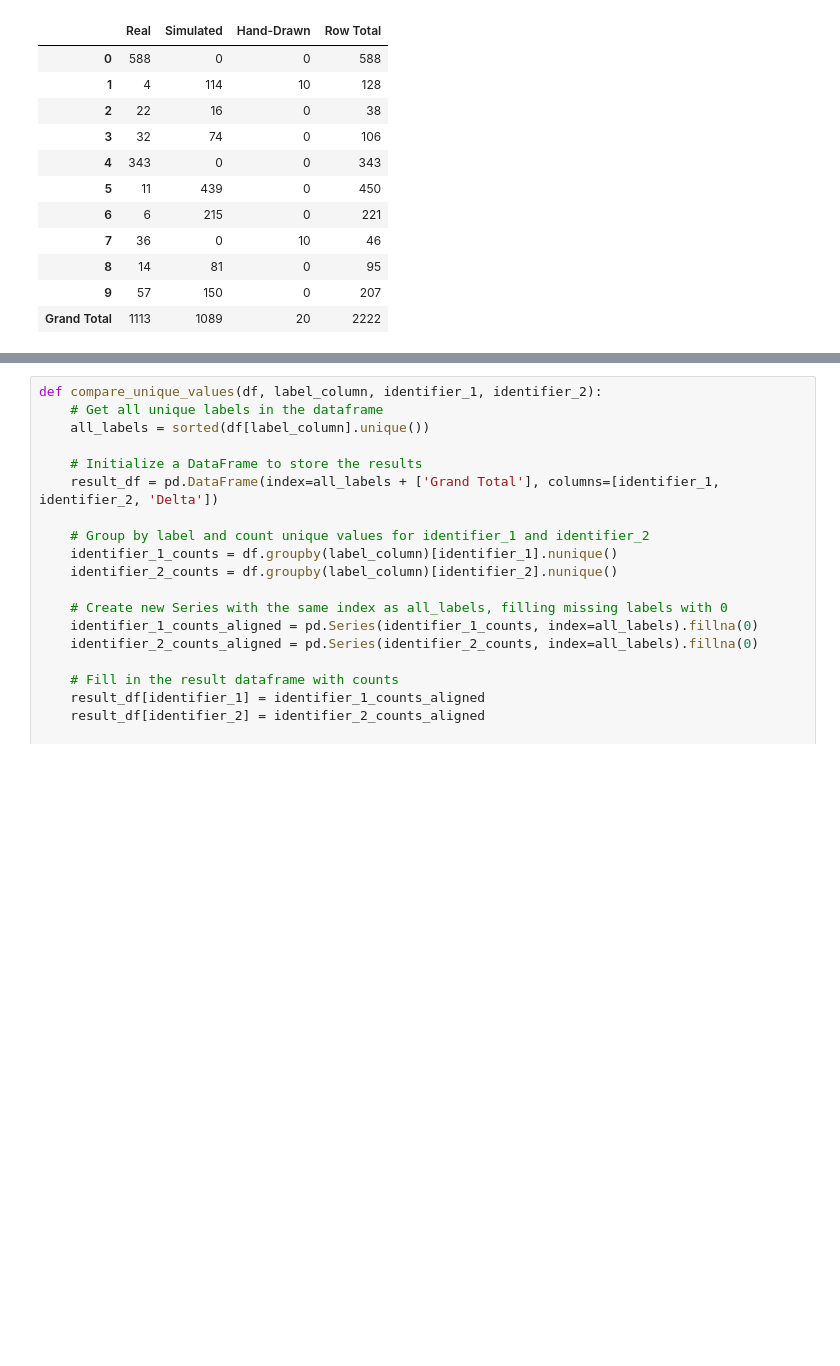
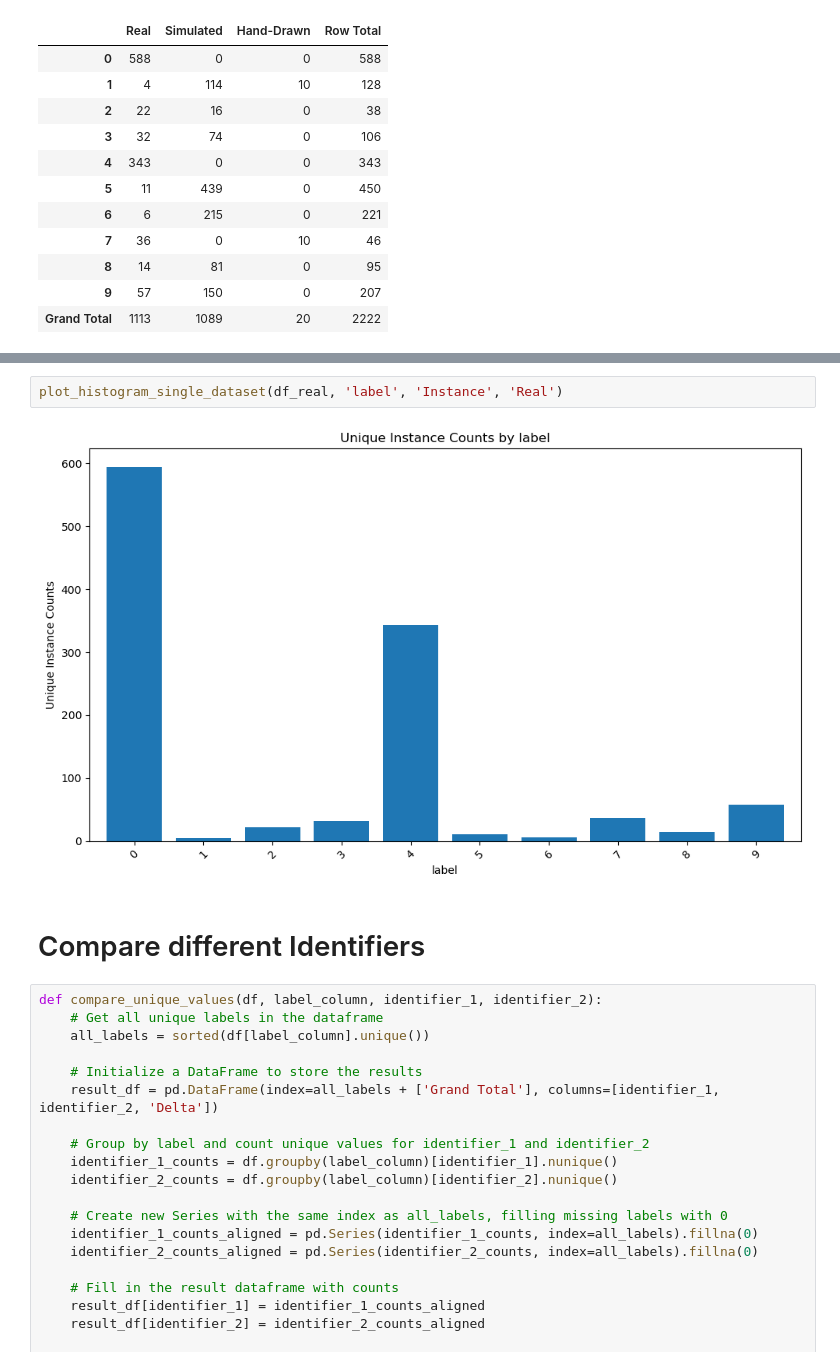
Before and after one commit to Abdulatif-AZ/CapStone, a Jupyter notebook: EDA/3W_EDA.ipynb, the cells around one changed output, grey strips where cells are left out. Drawn from its saved outputs; the diff is of its cells as text; blank space fills up the shorter version.

```diff
--- a/EDA/3W_EDA.ipynb
+++ b/EDA/3W_EDA.ipynb
@@ -414,3 +524,9 @@ count_unique_by_feature(df_real, df_sim, df_drawn, 'label', 'id', 'Real', 'Simul
+# %%
+plot_histogram_single_dataset(df_real, 'label', 'Instance', 'Real')
+# %% [output]
+[figure, added]
+# %% [markdown]
+# Compare different Identifiers
 # %%
 def compare_unique_values(df, label_column, identifier_1, identifier_2):
     # Get all unique labels in the dataframe
```
Also changed, not shown: parts of 38 cells of this notebook.
